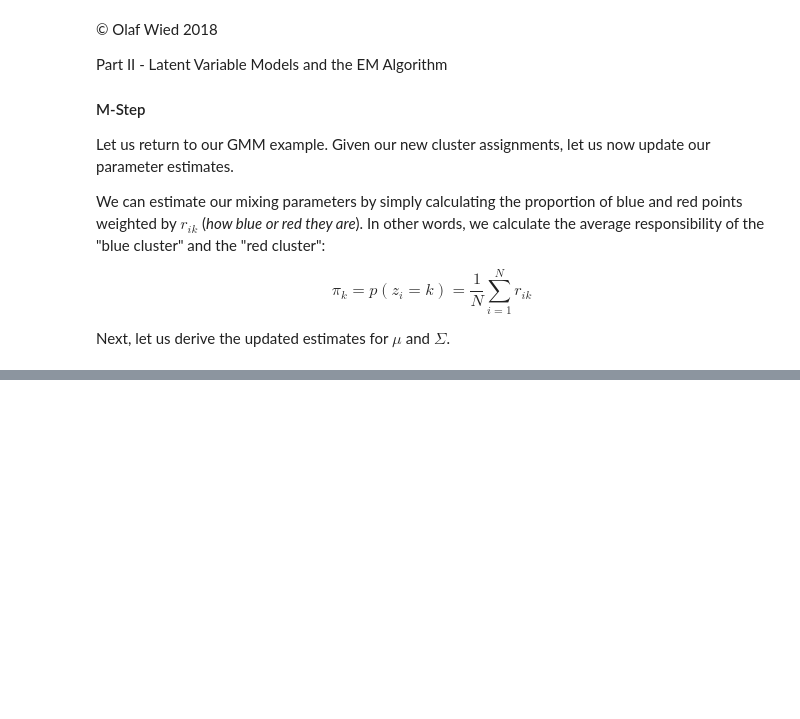
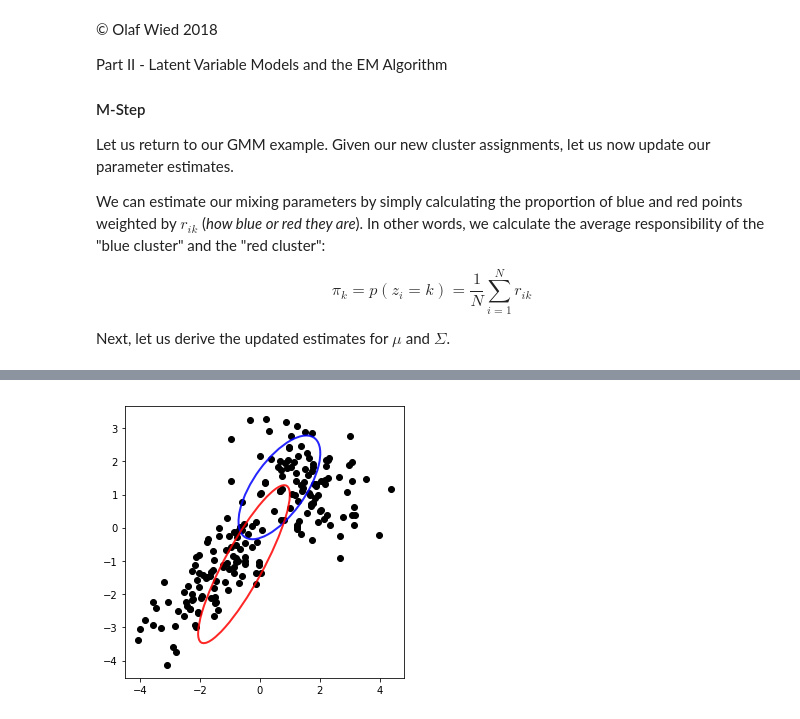
Before and after one commit to olafwied/AdvBayes-Course, a Jupyter notebook: Advanced Bayes - Course Materials.ipynb, the cells around one changed output, grey strips where cells are left out. Cells and saved outputs as stored; diff of their text form; code cells hidden in the pictures; blank space fills up the shorter version.

```diff
--- a/Advanced Bayes - Course Materials.ipynb
+++ b/Advanced Bayes - Course Materials.ipynb
@@ -791,0 +838,29 @@ Next, let us derive the updated estimates for $\mu$ and $\Sigma$.
+# %%
+def m_step(cluster_probs):
+    cluster_probs_sum = np.sum(cluster_probs)
+
+    #mixing parameters
+    a = cluster_probs_sum/(2*N)
+    a = [a,1.0-a]
+
+    #cluster means
+    m = [np.sum(cluster_probs*data[:,0:2],axis=0)/cluster_probs_sum,
+        np.sum((1.0-cluster_probs)*data[:,0:2],axis=0)/(2*N-cluster_probs_sum)]
+
+    #covariance
+    S = [np.dot((cluster_probs*(data[:,0:2]-m[0])).T,(data[:,0:2]-m[0]))/cluster_probs_sum,
+        np.dot(((1.0-cluster_probs)*(data[:,0:2]-m[1])).T,(data[:,0:2]-m[1]))/(2*N-cluster_probs_sum)]
+
+    return a,m,S
+# %%
+a,m,S = m_step(cluster_probs)
+# %%
+def plot_m_step(m,S,ax):
+    ax.scatter(data[:,0],data[:,1],c='k')
+    get_ellipsoid_from_cov(S[0],m[0],ax,'b')
+    get_ellipsoid_from_cov(S[1],m[1],ax,'r')
+# %%
+fig, ax = plt.subplots(1, 1, figsize = (5,5))
+plot_m_step(m,S,ax)
+# %% [output]
+[figure, added]
```
Also changed, not shown: parts of 33 cells of this notebook.
